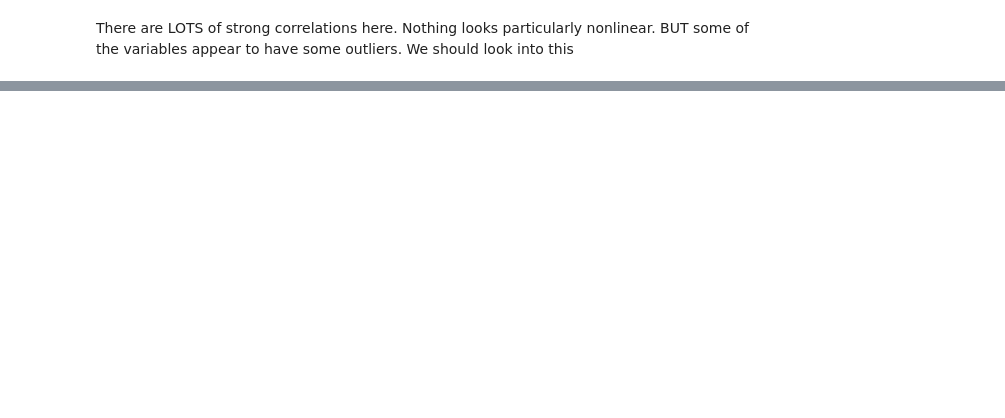
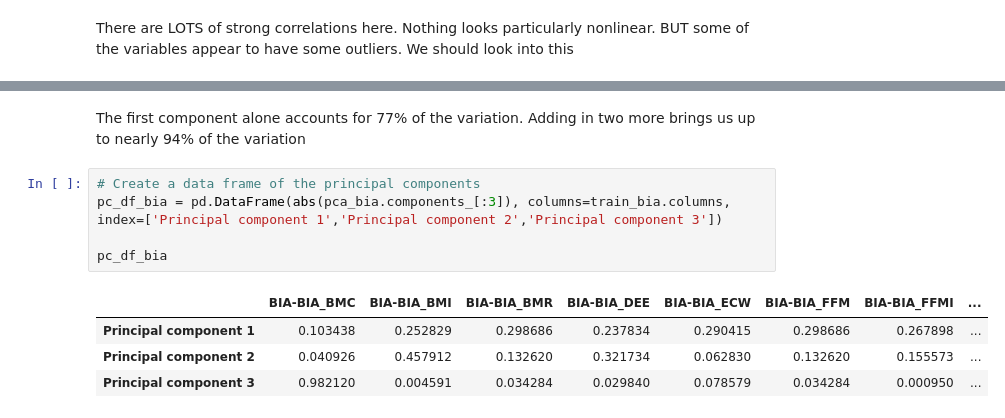
Before and after one commit to aarondweinberg/CMI_problematic_internet_use, a Jupyter notebook: EDA_PCA_AW.ipynb, the cells around one changed output, grey strips where cells are left out. Drawn from its saved outputs; the diff is of its cells as text; blank space fills up the shorter version.

```diff
--- a/EDA_PCA_AW.ipynb
+++ b/EDA_PCA_AW.ipynb
@@ -675,0 +716,12 @@ It looks like this individual has bogus data...
+# %% [markdown]
+The first component alone accounts for 77% of the variation. Adding in two more brings us up to nearly 94% of the variation
+# %%
+# Create a data frame of the principal components
+pc_df_bia = pd.DataFrame(abs(pca_bia.components_[:3]), columns=train_bia.columns, index=['Principal component 1','Principal component 2','Principal component 3'])
+
+pc_df_bia
+# %% [output]
+|  | BIA-BIA_BMC | BIA-BIA_BMI | BIA-BIA_BMR | BIA-BIA_DEE | BIA-BIA_ECW | BIA-BIA_FFM | BIA-BIA_FFMI | ... |
+| Principal component 1 | 0.103438 | 0.252829 | 0.298686 | 0.237834 | 0.290415 | 0.298686 | 0.267898 | ... |
+| Principal component 2 | 0.040926 | 0.457912 | 0.132620 | 0.321734 | 0.062830 | 0.132620 | 0.155573 | ... |
+| Principal component 3 | 0.982120 | 0.004591 | 0.034284 | 0.029840 | 0.078579 | 0.034284 | 0.000950 | ... |
```
Also changed, not shown: parts of 12 cells of this notebook.
